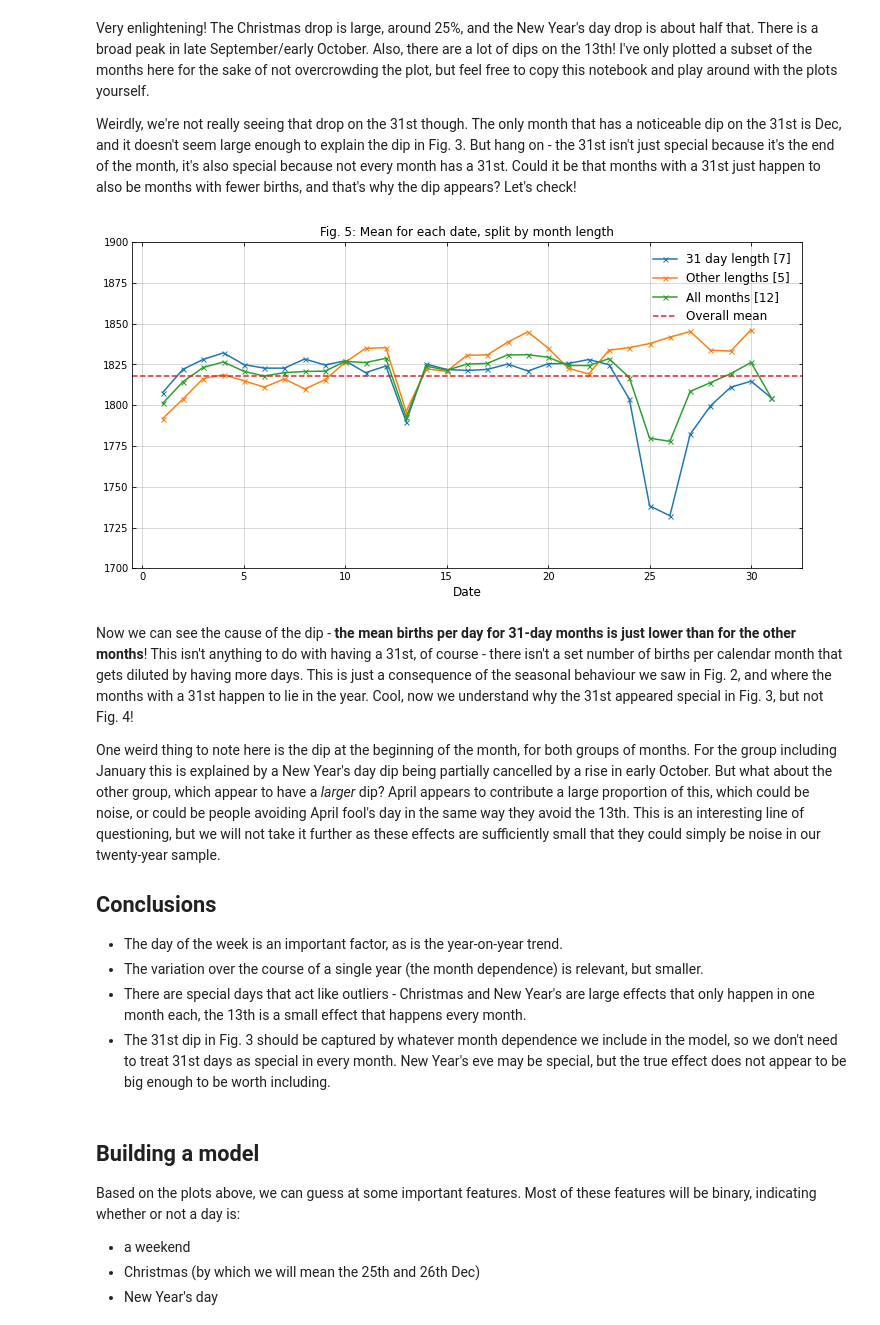
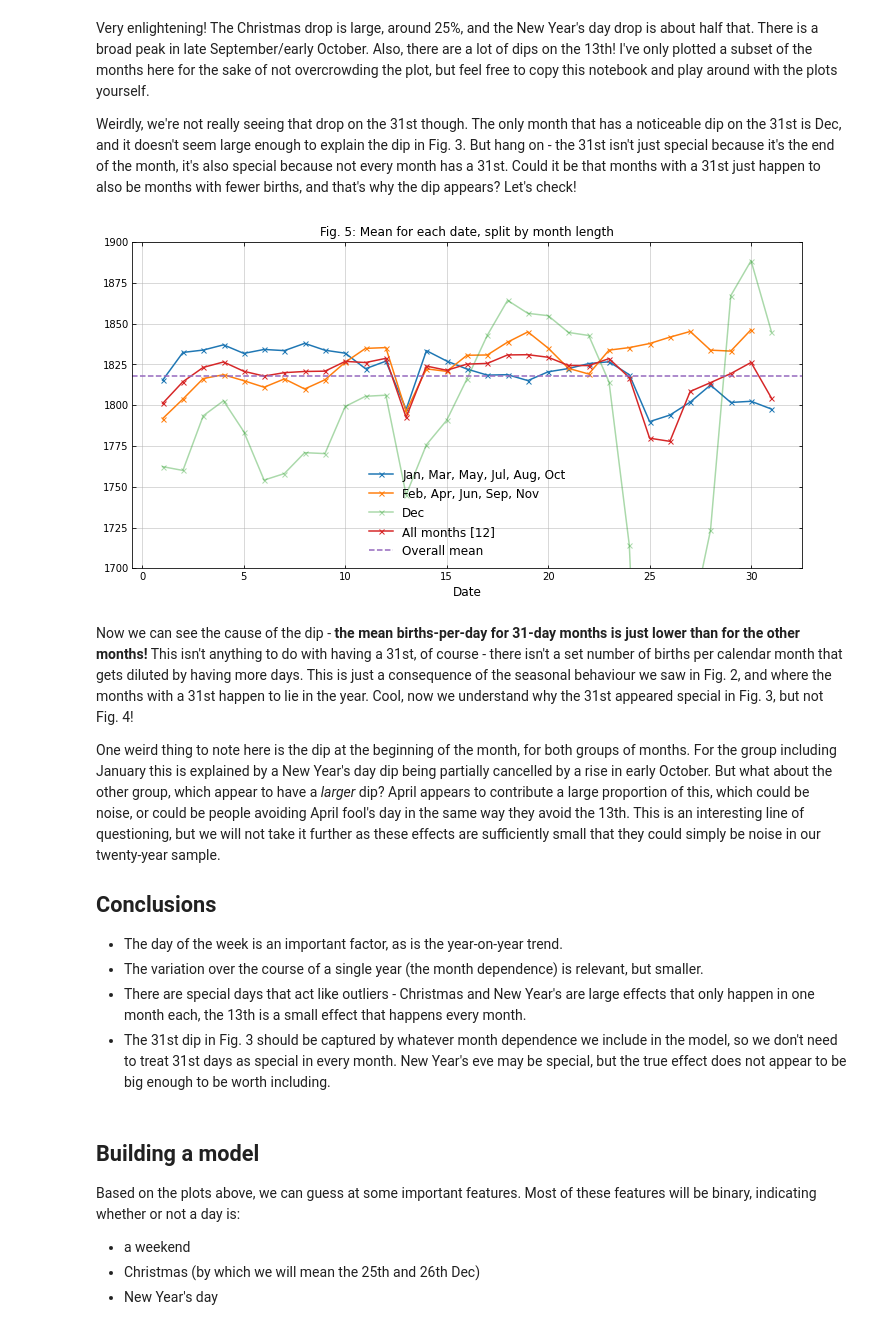
Before and after one commit to pc559/weekend_births_analysis, a Jupyter notebook: ons_births_model.ipynb, the cells around one changed output. Drawn from its saved outputs; the diff is of its cells as text; code cells hidden in the pictures.

```diff
--- a/ons_births_model.ipynb
+++ b/ons_births_model.ipynb
@@ -205,34 +212,39 @@ Weirdly, we're not really seeing that drop on the 31st though. The only month th
 # %%
 fig, axs = plt.subplots(1,1,figsize=(12,6))
 try:
     axs = axs.flatten()
 except:
     axs = [axs]
-months_31 = [1,3,5,7,8,10,12]
+months_31 = [1,3,5,7,8,10]
 months_other = [2,4,6,9,11]
-month_lengths = {i:31 for i in months_31}
-month_lengths.update({i:-1 for i in months_other})
-all_series['month_length'] = list(map(lambda x:month_lengths[x], all_series['Date'].dt.month))
-data_31 = all_series[all_series['month_length']==31].copy(deep=True)
-data_31.groupby(data_31['Date'].dt.day)['Births'].mean().plot(xlabel='Date', label='31 day length [7]', style='x-', ax=axs[0])
-data_other = all_series[all_series['month_length']!=31].copy(deep=True)
-data_other.groupby(data_other['Date'].dt.day)['Births'].mean().plot(xlabel='Date', label='Other lengths [5]', style='x-', ax=axs[0])
+month_categories = {i:0 for i in months_31}
+month_categories.update({i:1 for i in months_other})
+month_categories[12] = 2 # Separate out December
+all_series['month_category'] = list(map(lambda x:month_categories[x], all_series['Date'].dt.month))
+data_31 = all_series[all_series['month_category']==0].copy(deep=True)
+label1 = ', '.join([month_names[i] for i in months_31])
+data_31.groupby(data_31['Date'].dt.day)['Births'].mean().plot(xlabel='Date', label=label1, style='x-', ax=axs[0])
+data_other = all_series[all_series['month_category']==1].copy(deep=True)
+label2 = ', '.join([month_names[i] for i in months_other])
+data_other.groupby(data_other['Date'].dt.day)['Births'].mean().plot(xlabel='Date', label=label2, style='x-', ax=axs[0])
+data_dec = all_series[all_series['month_category']==2].copy(deep=True)
+data_dec.groupby(data_dec['Date'].dt.day)['Births'].mean().plot(xlabel='Date', label='Dec', style='x-', ax=axs[0], alpha=0.4)
 
 all_series.groupby(all_series['Date'].dt.day)['Births'].mean().plot(xlabel='Date', label='All months [12]', style='x-', ax=axs[0])
 #print(all_series.groupby(all_series['month_length'])['Births'].mean())
 
 axs[0].set_title('Fig. 5: Mean for each date, split by month length')
 for i in range(len(axs)):
     xlim = axs[i].get_xlim()
     axs[i].plot(xlim, [overall_mean]*2, '--', label='Overall mean')
     axs[i].set_xlim(*xlim)
     axs[i].set_ylim(1700, 1900)
     axs[i].legend()
 plt.show()
 # %% [output]
-[figure, old version]
+[figure, new version]
 # %% [markdown]
-Now we can see the cause of the dip - **the mean births per day for 31-day months is just lower than for the other months**! This isn't anything to do with having a 31st, of course - there isn't a set number of births per calendar month that gets diluted by having more days. This is just a consequence of the seasonal behaviour we saw in Fig. 2, and where the months with a 31st happen to lie in the year. Cool, now we understand why the 31st appeared special in Fig. 3, but not Fig. 4!
+Now we can see the cause of the dip - **the mean births-per-day for 31-day months is just lower than for the other months!** This isn't anything to do with having a 31st, of course - there isn't a set number of births per calendar month that gets diluted by having more days. This is just a consequence of the seasonal behaviour we saw in Fig. 2, and where the months with a 31st happen to lie in the year. Cool, now we understand why the 31st appeared special in Fig. 3, but not Fig. 4!
 
 One weird thing to note here is the dip at the beginning of the month, for both groups of months. For the group including January this is explained by a New Year's day dip being partially cancelled by a rise in early October. But what about the other group, which appear to have a _larger_ dip? April appears to contribute a large proportion of this, which could be noise, or could be people avoiding April fool's day in the same way they avoid the 13th. This is an interesting line of questioning, but we will not take it further as these effects are sufficiently small that they could simply be noise in our twenty-year sample.
 
```
Also changed, not shown: parts of 2 cells of this notebook.
